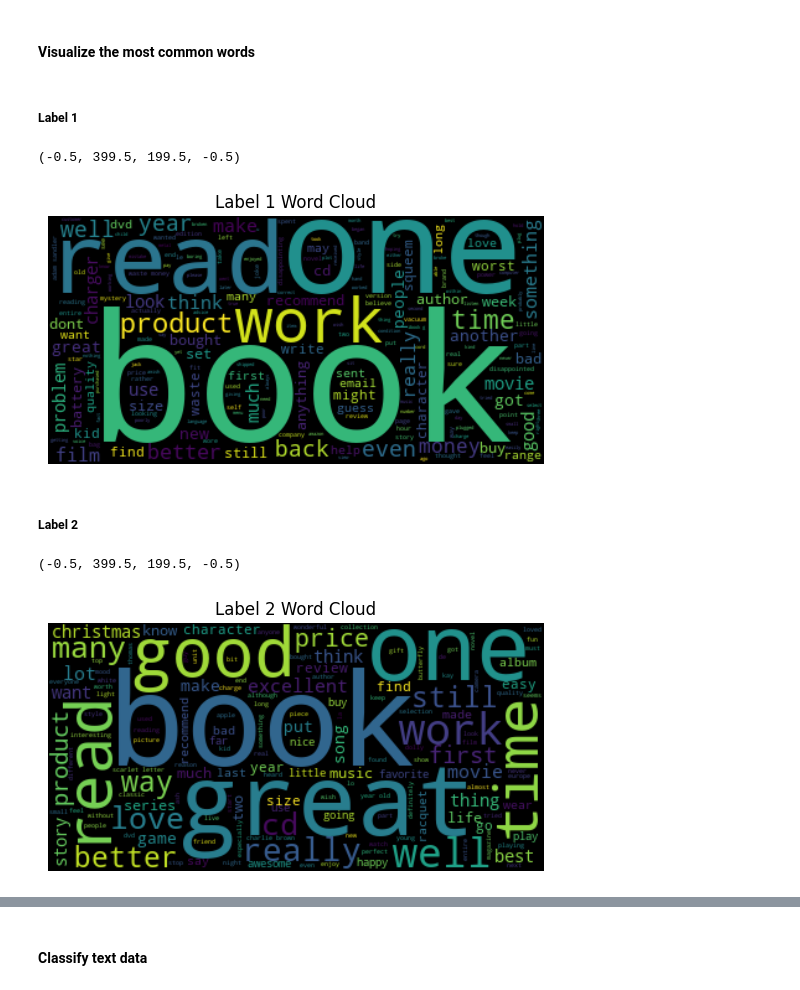
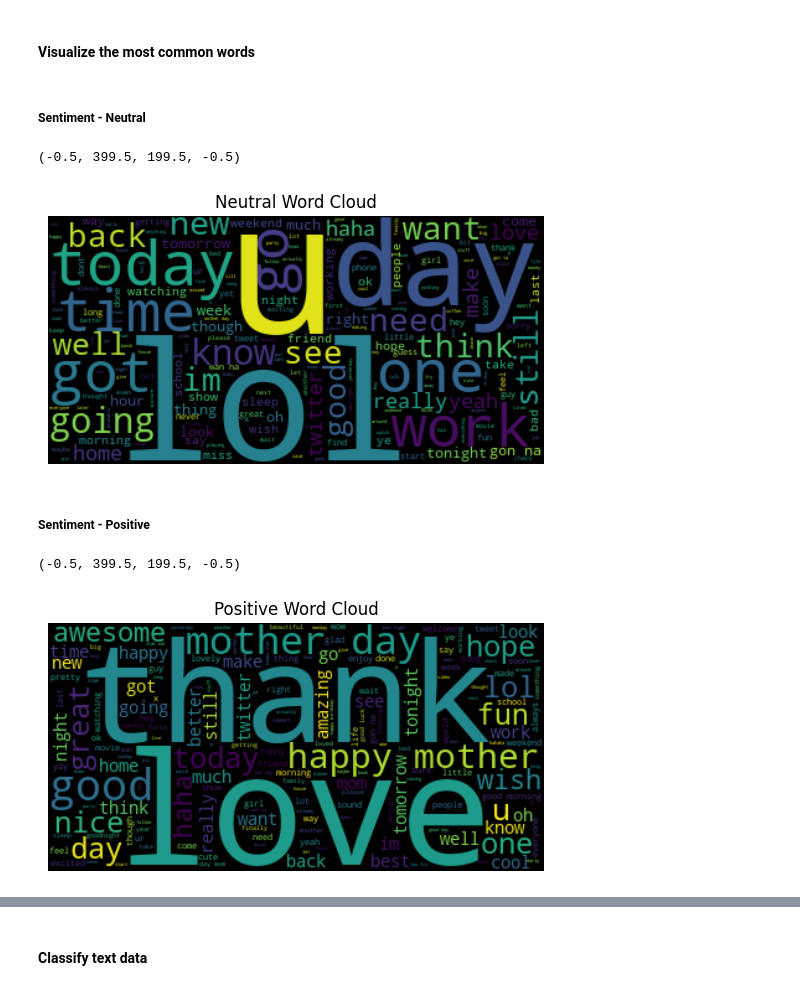
Before and after one commit to esmira23/data-analysis, a Jupyter notebook: pr_2.ipynb, the cells around one changed output, grey strips where cells are left out. Saved outputs shown, nothing was run; the diff lists cells and outputs as text; code cells hidden in the pictures.

```diff
--- a/pr_2.ipynb
+++ b/pr_2.ipynb
@@ -182,6 +195,6 @@ nltk.download('wordnet')
 # %% [markdown]
 #### Download a text dataset (with class labels)
 # %%
-dataset = pd.read_csv("amazon.csv")
+dataset = pd.read_csv("tweets.csv")
 dataset.head()
 # %% [output]
@@ -193,0 +207,3 @@ dataset.head()
+# %%
+dataset = dataset[['text', 'sentiment']]
+dataset.head()
@@ -206,45 +230,44 @@ stop_words = stopwords.words('english')
 def text_preprocessing(text):
     text = text.lower()
     wordnet_lemmatizer = WordNetLemmatizer()
-    word_tokens = re.split(r'\W+', text)
+    word_tokens = word_tokenize(text)
 
-    # Remove stop words
-    filtered_tokens = [token for token in word_tokens if token not in stop_words]
+    for i in word_tokens:
+        if i not in stop_words:
+                text = re.sub('[%s]' % re.escape(string.punctuation), ' ', text) # remove punctuations
 
-    # Remove punctuation, extra spaces, and non-Latin characters
-    cleaned_text = ' '.join(filtered_tokens)
-    cleaned_text = re.sub(r'[^a-zA-Z\s]', '', cleaned_text)
-    cleaned_text = re.sub(r'\s{2,}', ' ', cleaned_text)
+                # remove extra spaces
+                text = re.sub('\n', ' ', text)
+                text = re.sub('\s{2,}',' ', text)
+                text = wordnet_lemmatizer.lemmatize(text)
 
-    # Lemmatize the words
-    lemmatized_text = ' '.join([wordnet_lemmatizer.lemmatize(token) for token in cleaned_text.split()])
-
-    return lemmatized_text
+                text = re.sub('[^a-zA-Z\s]', '', text) # remove non-Latin characters
+    return text
 
 dataset['text'] = dataset['text'].apply(text_preprocessing)
 # %% [markdown]
 #### Visualize the most common words
-# %% [markdown]
-##### Label 1
+# %% [markdown]
+##### Sentiment - Neutral
 # %%
-label1 = ' '.join(dataset[dataset.label == '__label__1'].text.tolist())
+label1 = ' '.join(dataset[dataset.sentiment == 'neutral'].text.tolist())
 label1 = WordCloud().generate(label1)
 
 plt.imshow(label1, interpolation='bilinear')
-plt.title('Label 1 Word Cloud')
+plt.title('Neutral Word Cloud')
 plt.axis('off')
 # %% [output]
 (-0.5, 399.5, 199.5, -0.5)
-[figure, old version]
+[figure, new version]
-# %% [markdown]
-##### Label 2
+# %% [markdown]
+##### Sentiment - Positive
 # %%
-label2 = ' '.join(dataset[dataset.label == '__label__2'].text.tolist())
+label2 = ' '.join(dataset[dataset.sentiment == 'positive'].text.tolist())
 label2 = WordCloud().generate(label2)
 
 plt.imshow(label2, interpolation='bilinear')
-plt.title('Label 2 Word Cloud')
+plt.title('Positive Word Cloud')
 plt.axis('off')
 # %% [output]
 (-0.5, 399.5, 199.5, -0.5)
-[figure, old version]
+[figure, new version]
```
Also changed, not shown: parts of 16 cells of this notebook, 2 other files.
